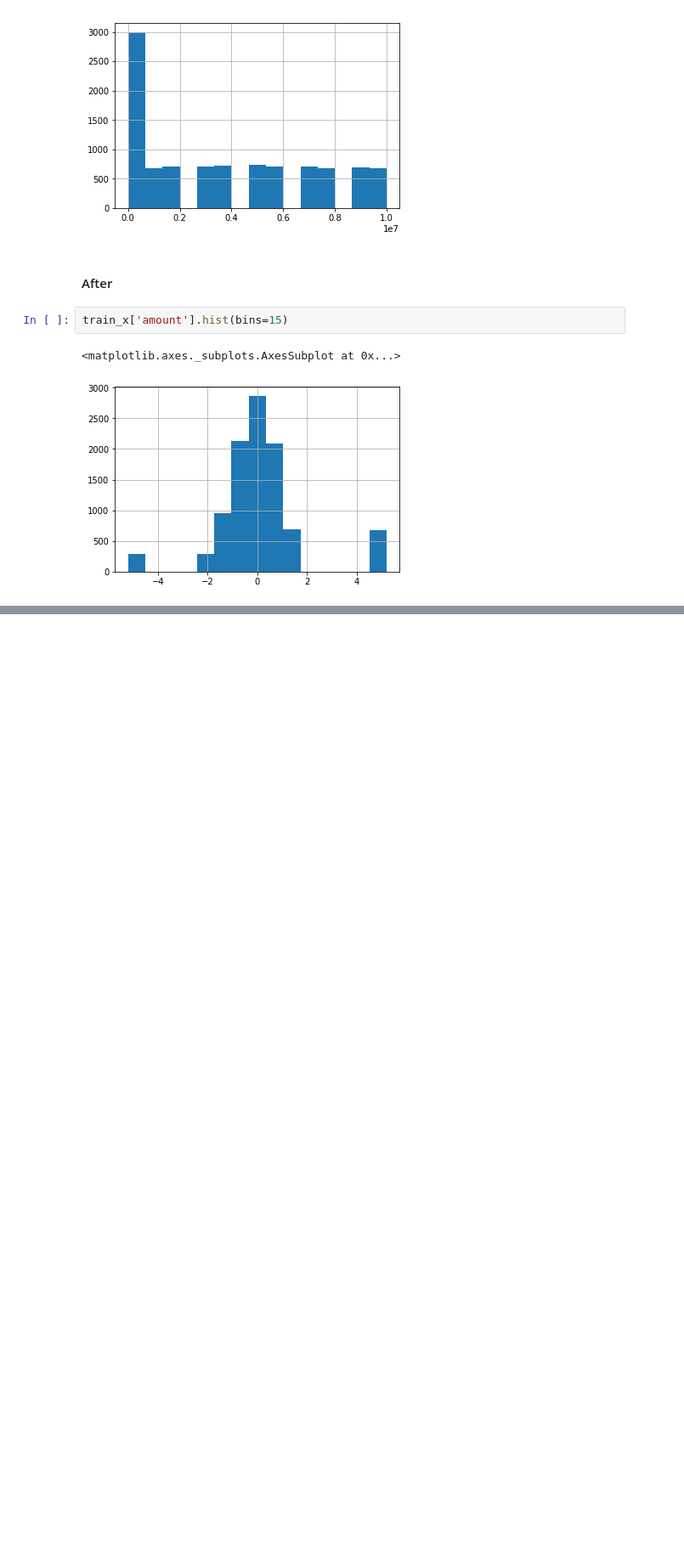
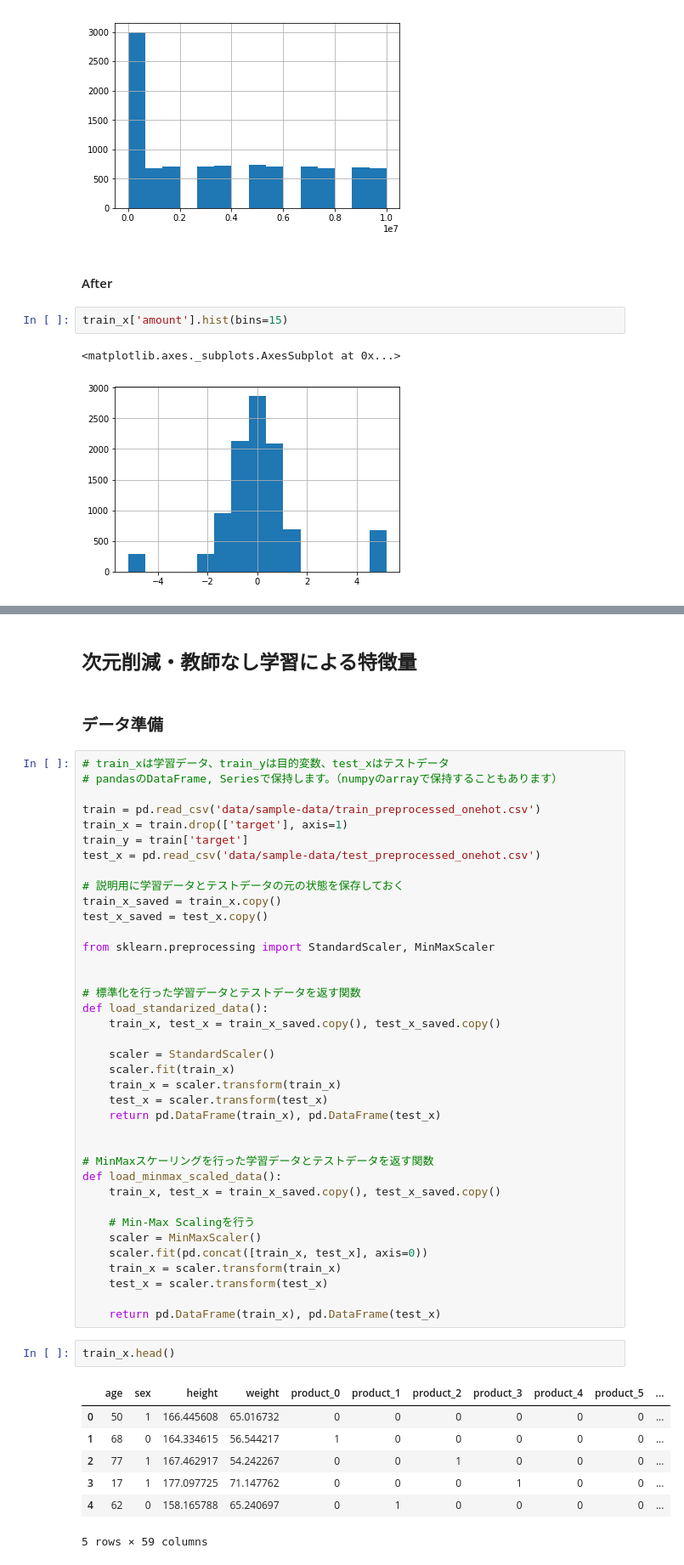
Before and after one commit to mimosom/study, a Jupyter notebook: kagglebook/ch03.ipynb, the cells around one changed output, grey strips where cells are left out. Shown at 85% size. Saved outputs shown, nothing was run; the diff lists cells and outputs as text; blank space fills up the shorter version.

```diff
--- a/kagglebook/ch03.ipynb
+++ b/kagglebook/ch03.ipynb
@@ -172,0 +241,52 @@ train_x['amount'].hist(bins=15)
+# %% [markdown]
+## 次元削減・教師なし学習による特徴量
+# %% [markdown]
+### データ準備
+# %%
+# train_xは学習データ、train_yは目的変数、test_xはテストデータ
+# pandasのDataFrame, Seriesで保持します。（numpyのarrayで保持することもあります）
+
+train = pd.read_csv('data/sample-data/train_preprocessed_onehot.csv')
+train_x = train.drop(['target'], axis=1)
+train_y = train['target']
+test_x = pd.read_csv('data/sample-data/test_preprocessed_onehot.csv')
+
+# 説明用に学習データとテストデータの元の状態を保存しておく
+train_x_saved = train_x.copy()
+test_x_saved = test_x.copy()
+
+from sklearn.preprocessing import StandardScaler, MinMaxScaler
+
+
+# 標準化を行った学習データとテストデータを返す関数
+def load_standarized_data():
+    train_x, test_x = train_x_saved.copy(), test_x_saved.copy()
+
+    scaler = StandardScaler()
+    scaler.fit(train_x)
+    train_x = scaler.transform(train_x)
+    test_x = scaler.transform(test_x)
+    return pd.DataFrame(train_x), pd.DataFrame(test_x)
+
+
+# MinMaxスケーリングを行った学習データとテストデータを返す関数
+def load_minmax_scaled_data():
+    train_x, test_x = train_x_saved.copy(), test_x_saved.copy()
+
+    # Min-Max Scalingを行う
+    scaler = MinMaxScaler()
+    scaler.fit(pd.concat([train_x, test_x], axis=0))
+    train_x = scaler.transform(train_x)
+    test_x = scaler.transform(test_x)
+
+    return pd.DataFrame(train_x), pd.DataFrame(test_x)
+# %%
+train_x.head()
+# %% [output]
+|  | age | sex | height | weight | product_0 | product_1 | product_2 | product_3 | product_4 | product_5 | ... |
+| 0 | 50 | 1 | 166.445608 | 65.016732 | 0 | 0 | 0 | 0 | 0 | 0 | ... |
+| 1 | 68 | 0 | 164.334615 | 56.544217 | 1 | 0 | 0 | 0 | 0 | 0 | ... |
+| 2 | 77 | 1 | 167.462917 | 54.242267 | 0 | 0 | 1 | 0 | 0 | 0 | ... |
+| 3 | 17 | 1 | 177.097725 | 71.147762 | 0 | 0 | 0 | 1 | 0 | 0 | ... |
+| 4 | 62 | 0 | 158.165788 | 65.240697 | 0 | 1 | 0 | 0 | 0 | 0 | ... |
+5 rows × 59 columns
```
Also changed, not shown: parts of 30 cells of this notebook.
